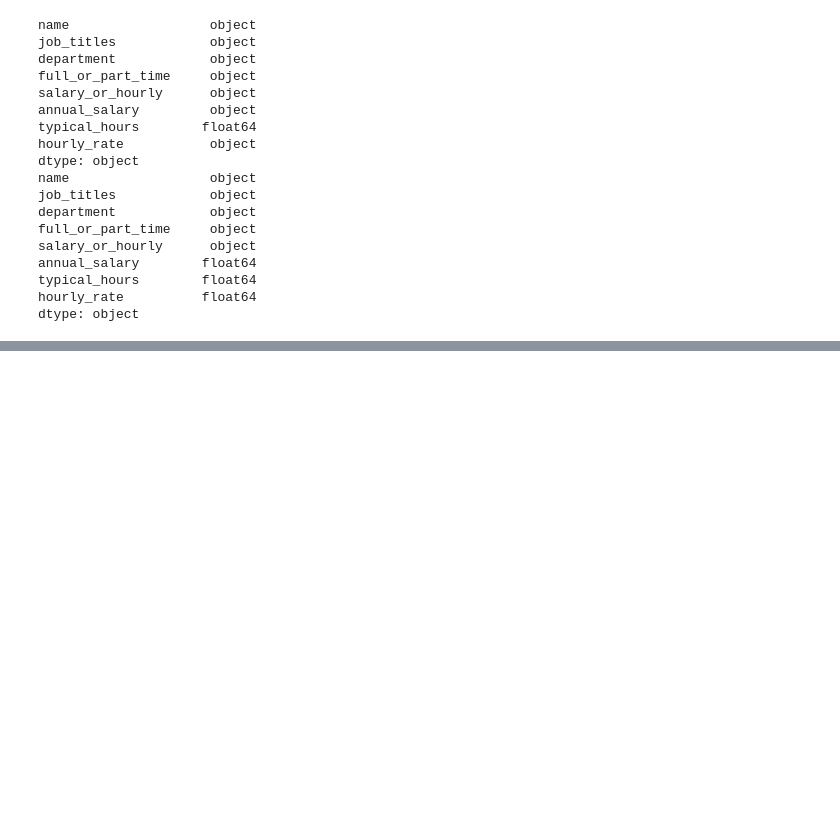
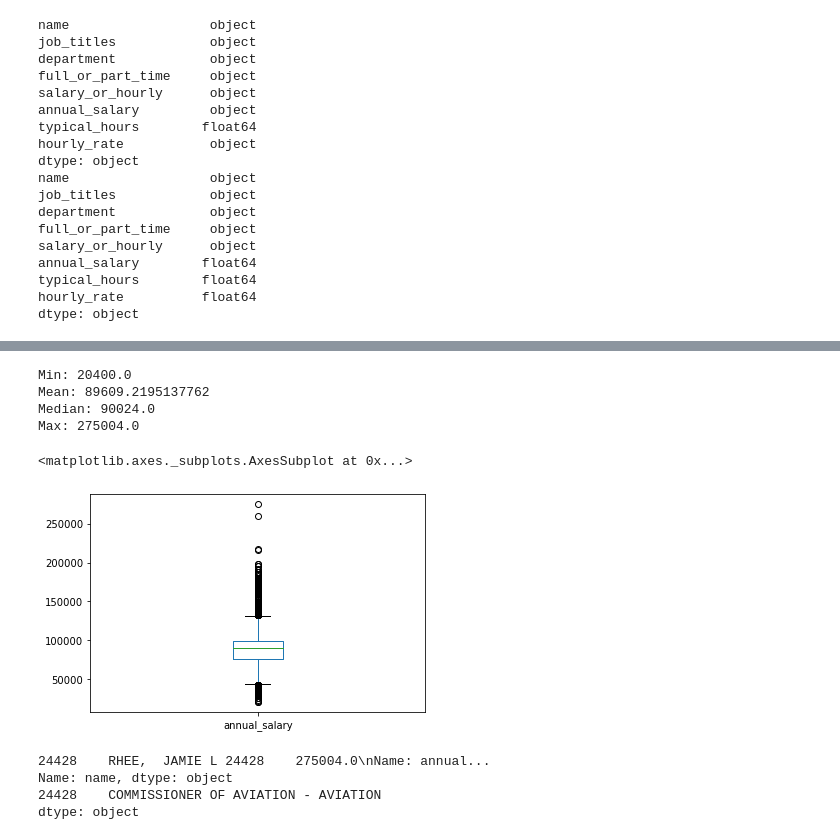
Before and after one commit to burgwyn/DATA601-HW2, a Jupyter notebook: HW2.ipynb, the cells around one changed output, grey strips where cells are left out. Saved outputs shown, nothing was run; the diff lists cells and outputs as text; code cells hidden in the pictures; blank space fills up the shorter version.

```diff
--- a/HW2.ipynb
+++ b/HW2.ipynb
@@ -100,0 +111,25 @@ salaried_employees['department'].value_counts().plot(kind = 'pie')
+# %%
+print('Min: ' + str(salaried_employees['annual_salary'].min()))
+print('Mean: ' + str(salaried_employees['annual_salary'].mean()))
+print('Median: ' + str(salaried_employees['annual_salary'].median()))
+print('Max: ' + str(salaried_employees['annual_salary'].max()))
+
+salaried_employees['annual_salary'].plot(kind = 'box')
+# %% [output]
+Min: 20400.0
+Mean: 89609.2195137762
+Median: 90024.0
+Max: 275004.0
+<matplotlib.axes._subplots.AxesSubplot at 0x...>
+[figure, added]
+# %%
+# determine highest paid employee
+max_employee = salaried_employees[salaried_employees['annual_salary'] == salaried_employees['annual_salary'].max()]
+
+print(max_employee['name'] + ' ' + str(max_employee['annual_salary']))
+print(max_employee['job_titles'] + ' - ' + max_employee['department'])
+# %% [output]
+24428    RHEE,  JAMIE L 24428    275004.0\nName: annual...
+Name: name, dtype: object
+24428    COMMISSIONER OF AVIATION - AVIATION
+dtype: object
```
Also changed, not shown: parts of 14 cells of this notebook.
